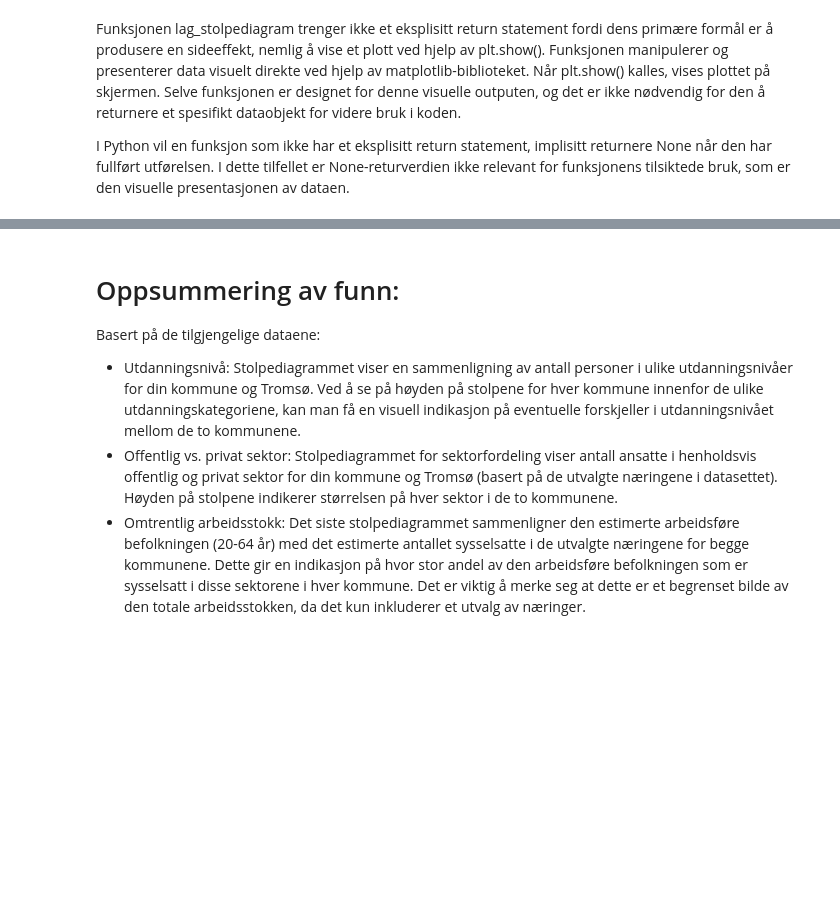
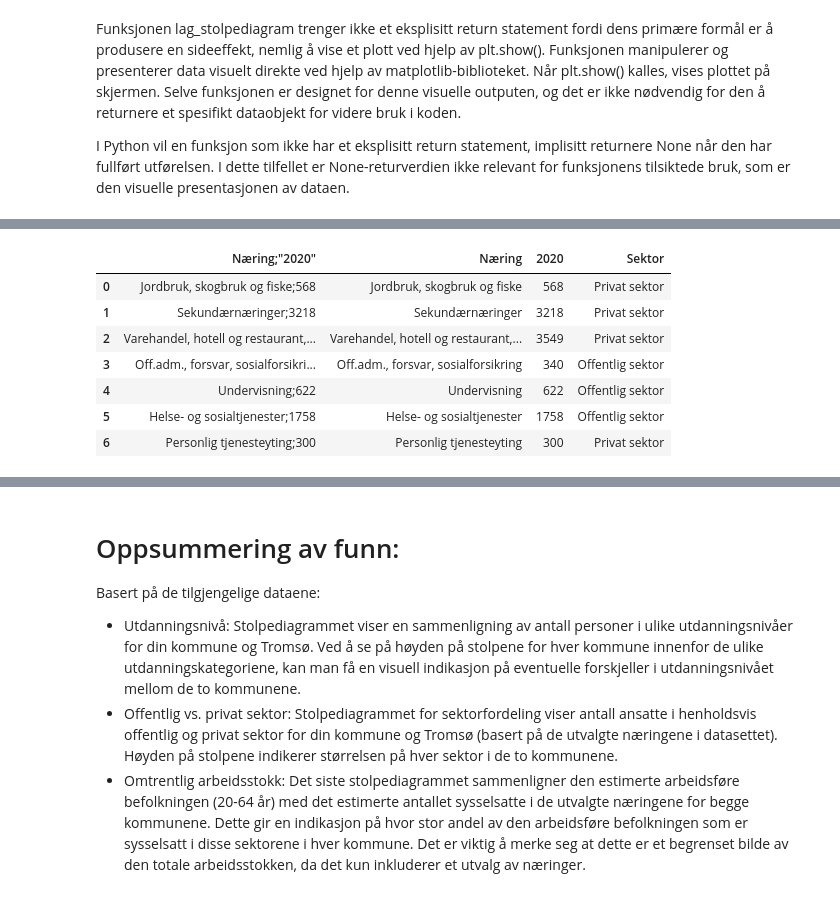
Before and after one commit to Tinemjolk/SOK-1005-DV, a Jupyter notebook: AK6.ipynb, the cells around one changed output, grey strips where cells are left out. Drawn from its saved outputs; the diff is of its cells as text; code cells hidden in the pictures; blank space fills up the shorter version.

```diff
--- a/AK6.ipynb
+++ b/AK6.ipynb
@@ -574,2 +587,13 @@ I Python vil en funksjon som ikke har et eksplisitt return statement, implisitt
+# %%
+df_c
+# %% [output]
+|  | Næring;"2020" | Næring | 2020 | Sektor |
+| 0 | Jordbruk, skogbruk og fiske;568 | Jordbruk, skogbruk og fiske | 568 | Privat sektor |
+| 1 | Sekundærnæringer;3218 | Sekundærnæringer | 3218 | Privat sektor |
+| 2 | Varehandel, hotell og restaurant,... | Varehandel, hotell og restaurant,... | 3549 | Privat sektor |
+| 3 | Off.adm., forsvar, sosialforsikri... | Off.adm., forsvar, sosialforsikring | 340 | Offentlig sektor |
+| 4 | Undervisning;622 | Undervisning | 622 | Offentlig sektor |
+| 5 | Helse- og sosialtjenester;1758 | Helse- og sosialtjenester | 1758 | Offentlig sektor |
+| 6 | Personlig tjenesteyting;300 | Personlig tjenesteyting | 300 | Privat sektor |
 # %%
 # 9
```
Also changed, not shown: parts of 11 cells of this notebook.
